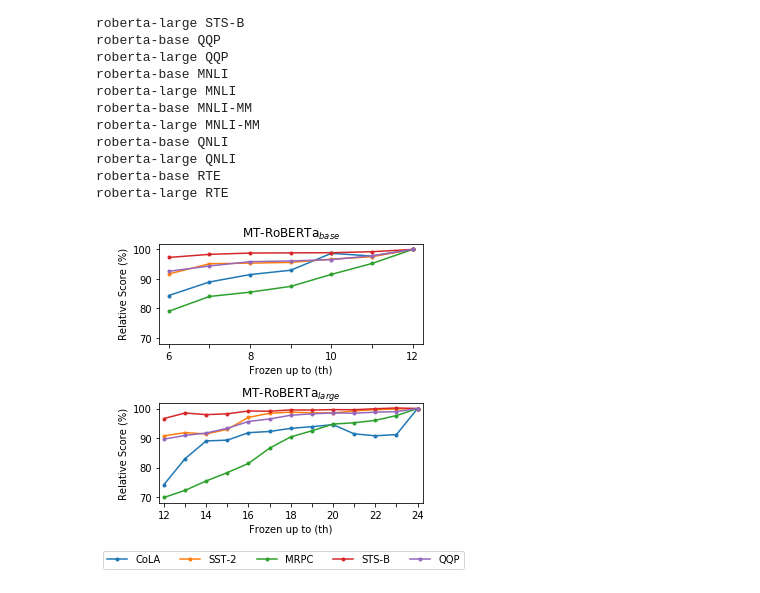
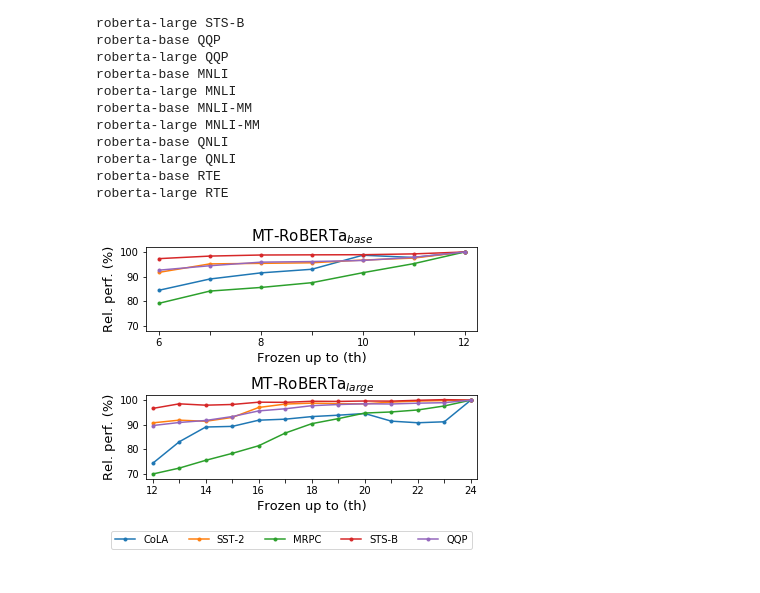
Before and after one commit to ljj7975/transformers, a Jupyter notebook: finetuning_exp/mt-dnn/graphing-relative-diff.ipynb, the cells around one changed output. Cells and saved outputs as stored; diff of their text form; code cells hidden in the pictures.

Commit message:
Minor update to plotting

```diff
--- a/finetuning_exp/mt-dnn/graphing-relative-diff.ipynb
+++ b/finetuning_exp/mt-dnn/graphing-relative-diff.ipynb
@@ -230,37 +230,37 @@ def draw_graph(ax, model_size, collected, tasks):
     for task in tasks['roberta-large']:
         metric = metrics[task][0]
         task_collected = collected[task][metric][model_size]
 
         y_data = [task_collected['all'][0]] + task_collected['frozen'][:-1]
         y_data.reverse()
         y_data_relative = [100*(x/y_data[-1]) for x in y_data]
         ax.plot(y_data_relative, '.-', label=task)
 
     ax.set_ylim(68, 102)
     ax.set_xticks(np.arange(1+len(x_axis)))
     ax.set_xticklabels(x_axis)
     ax.set_xlim(-0.25, len(x_axis)-0.75)
-    ax.set_xlabel("Frozen up to (th)")
-    ax.set_ylabel("Relative Score (%)")
+    ax.set_xlabel("Frozen up to (th)", fontsize=13)
+    ax.set_ylabel("Rel. perf. (%)", fontsize=13)
 
     subscript = "$_{base}$" if model_size=='base' else "$_{large}$"
-    ax.set_title("MT-RoBERTa" + subscript)
+    ax.set_title("MT-RoBERTa" + subscript, fontsize=15)
 
 
 # import seaborn as sns
 # sns.set(style='white', font_scale=2.5)
 
-scale = 1 / 1.4
-fig, axes = plt.subplots(2, 1, figsize=[6.4*scale, 6.4 * scale])
+scale = 1 / 1.5
+fig, axes = plt.subplots(2, 1, figsize=[6.4*1.3*scale, 6.4 * scale])
 draw_graph(axes[0], 'base', results, real_all_tasks)
 draw_graph(axes[1], 'large', results, real_all_tasks)
 axes[0].legend(real_all_tasks["roberta-base"],
-           bbox_to_anchor=(-0.15/scale, -1.4/scale - 0.1),
+           bbox_to_anchor=(-0.07/scale, -1.4/scale - 0.3),
            loc='upper left', ncol=5, borderaxespad=0.)
 plt.tight_layout()
 
 import os
 os.system("mkdir -p images")
 plt.savefig("images/MTRoBERTa.pdf", bbox_inches='tight')
 # %% [output]
-[figure, old version]
+[figure, new version]
```
